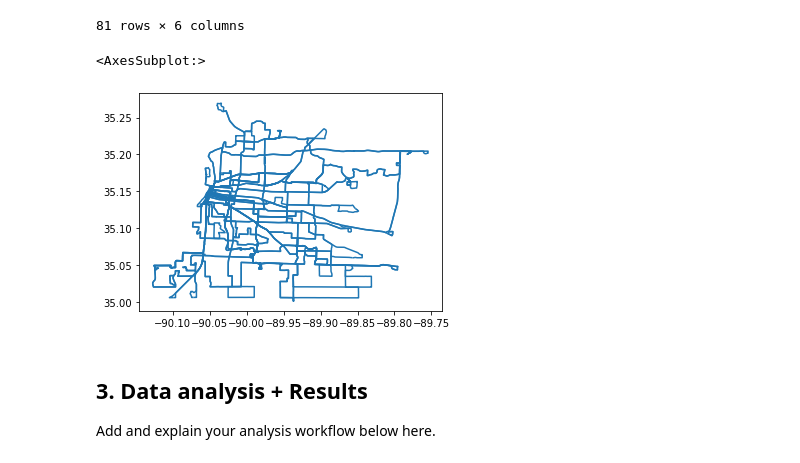
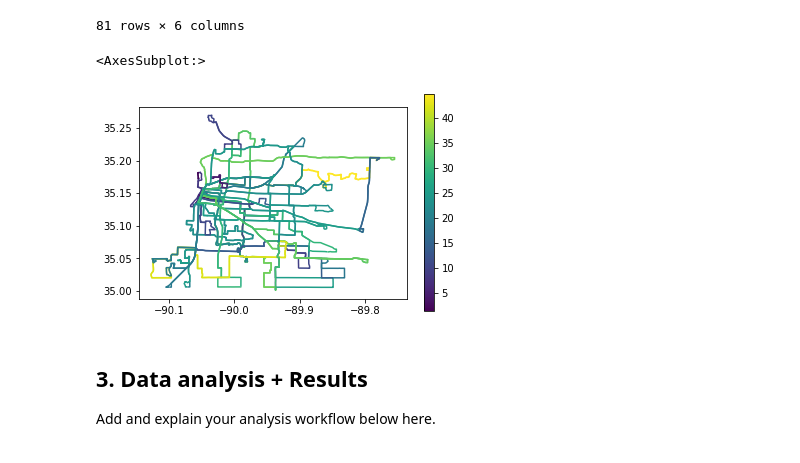
Before and after one commit to Sustainability-GIS-2021/final-assignment-redalisa, a Jupyter notebook: final_assignment.ipynb, the cells around one changed output. Cells and saved outputs as stored; diff of their text form; code cells hidden in the pictures.

```diff
--- a/final_assignment.ipynb
+++ b/final_assignment.ipynb
@@ -136,10 +139,10 @@ route_dist
 | 80 | 37355 | LINESTRING (-89.91001 35.22174, -... | 35.156581 | -90.047809 | 394 | 24.6665 |
 81 rows × 6 columns
 # %%
-route_dist.plot()
+route_dist.plot('shape_dist_traveled', legend = True)
 # %% [output]
 <AxesSubplot:>
-[figure, old version]
+[figure, new version]
 # %% [markdown]
 ## 3. Data analysis + Results
 
```
Also changed, not shown: parts of 19 cells of this notebook.
